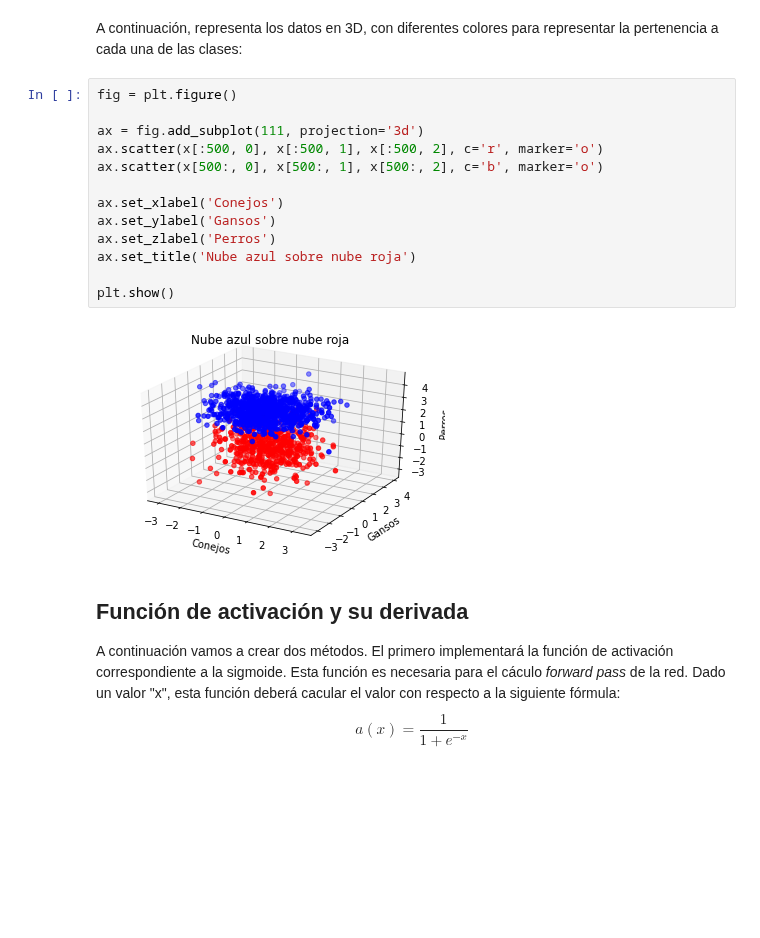
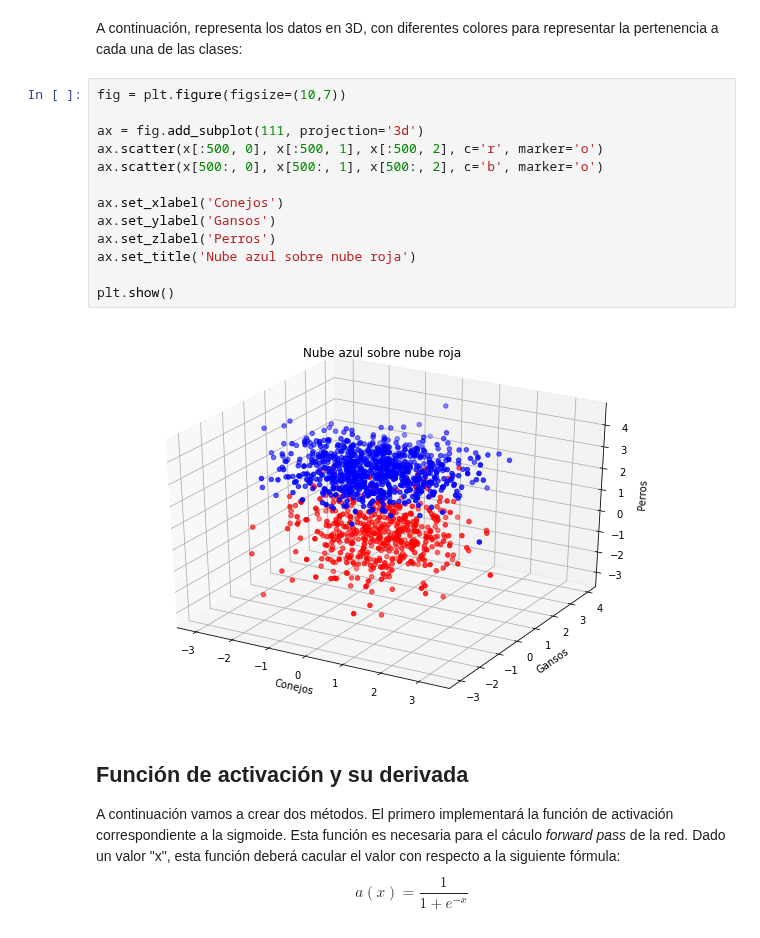
Before and after one commit to vicentcamison/idal_ia3, a Jupyter notebook: 2 Aprendizaje profundo (I)/1_MLP.ipynb, the cells around one changed output. Saved outputs shown, nothing was run; the diff lists cells and outputs as text; blank space fills up the shorter version.

```diff
--- a/2 Aprendizaje profundo (I)/1_MLP.ipynb
+++ b/2 Aprendizaje profundo (I)/1_MLP.ipynb
@@ -63,20 +63,20 @@ array([[ 1.62434536, -0.61175641, -0.52817175],
 # %% [markdown]
 A continuación, representa los datos en 3D, con diferentes colores para representar la pertenencia a cada una de las clases:
 # %%
-fig = plt.figure()
+fig = plt.figure(figsize=(10,7))
 
 ax = fig.add_subplot(111, projection='3d')
 ax.scatter(x[:500, 0], x[:500, 1], x[:500, 2], c='r', marker='o')
 ax.scatter(x[500:, 0], x[500:, 1], x[500:, 2], c='b', marker='o')
 
 ax.set_xlabel('Conejos')
 ax.set_ylabel('Gansos')
 ax.set_zlabel('Perros')
 ax.set_title('Nube azul sobre nube roja')
 
 plt.show()
 # %% [output]
-[figure, old version]
+[figure, new version]
 # %% [markdown]
 ## Función de activación y su derivada
 
```
Also changed, not shown: parts of 5 cells of this notebook.
